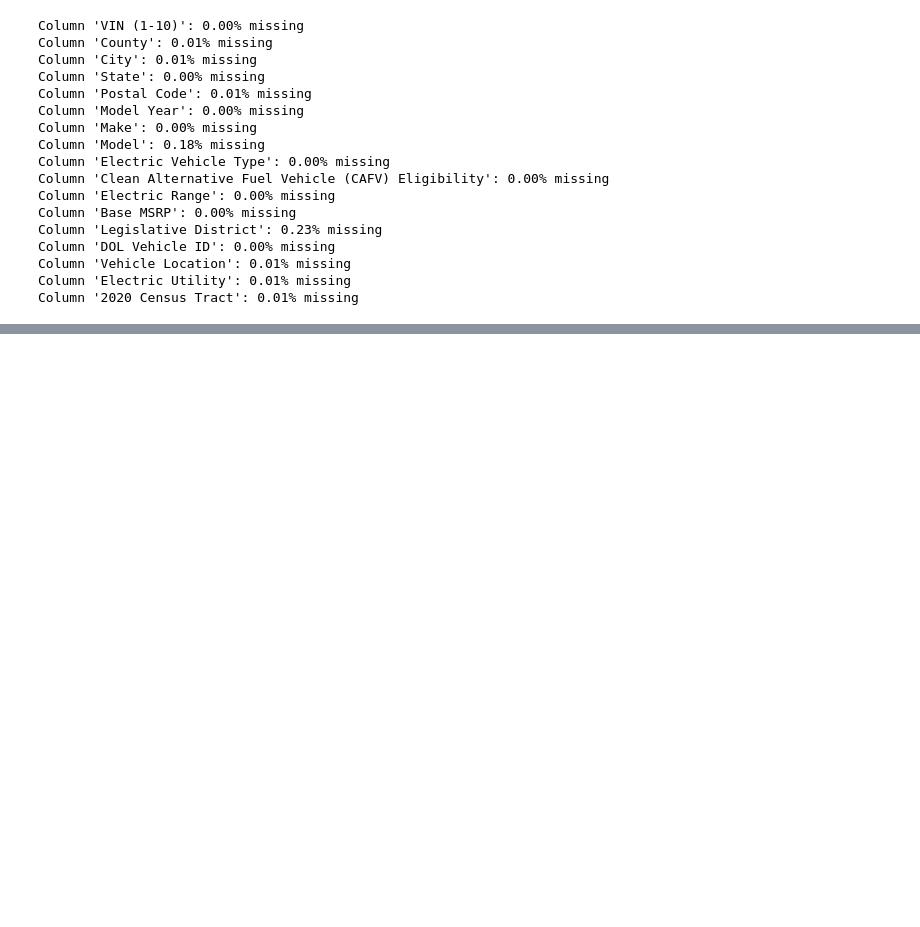
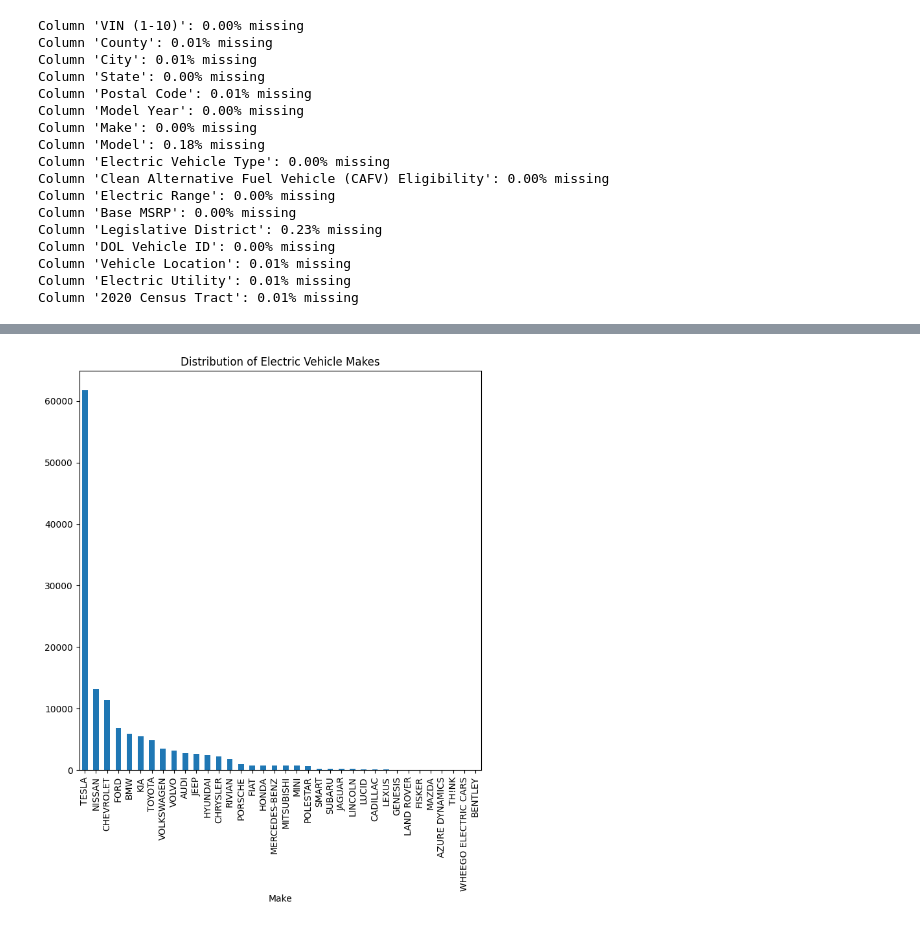
Before and after one commit to zeerau/TDI_Projects, a Jupyter notebook: capstone.ipynb, the cells around one changed output, grey strips where cells are left out. Saved outputs shown, nothing was run; the diff lists cells and outputs as text; code cells hidden in the pictures; blank space fills up the shorter version.

```diff
--- a/capstone.ipynb
+++ b/capstone.ipynb
@@ -287,0 +344,7 @@ array(['Thurston', 'Island', 'Snohomish', 'King', 'Chelan', 'Kitsap',
+# %%
+make_counts = elec_ds['Make'].value_counts()
+make_counts.plot(kind='bar', figsize=(8, 8))
+plt.title('Distribution of Electric Vehicle Makes')
+plt.show()
+# %% [output]
+[figure, added]
```
Also changed, not shown: parts of 27 cells of this notebook.
